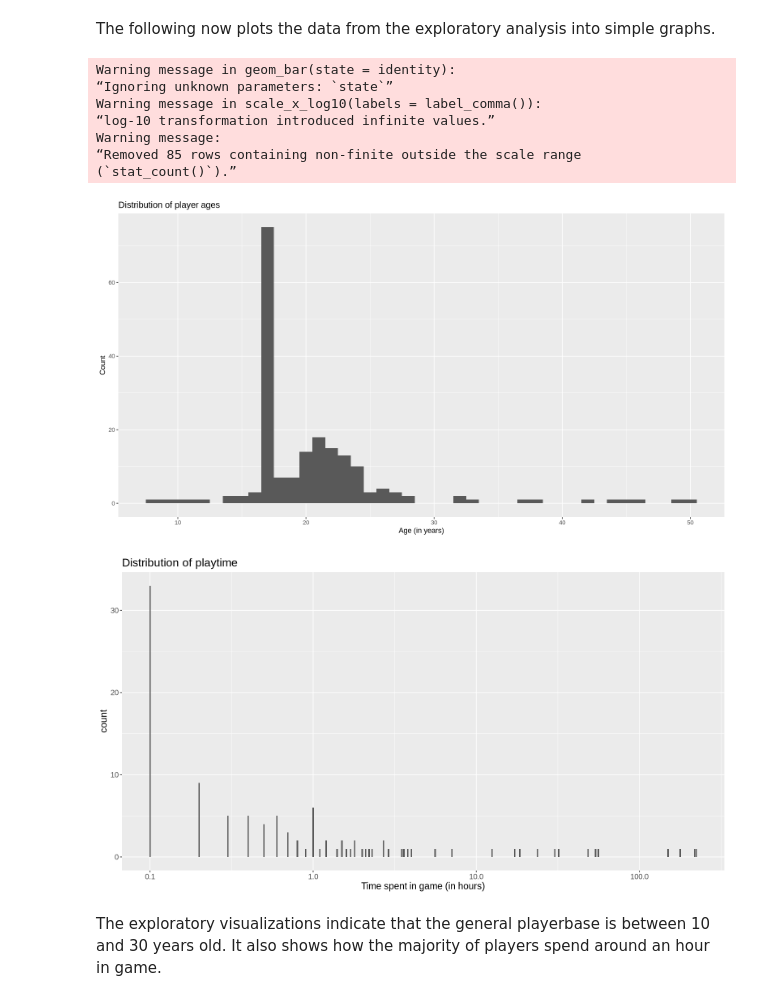
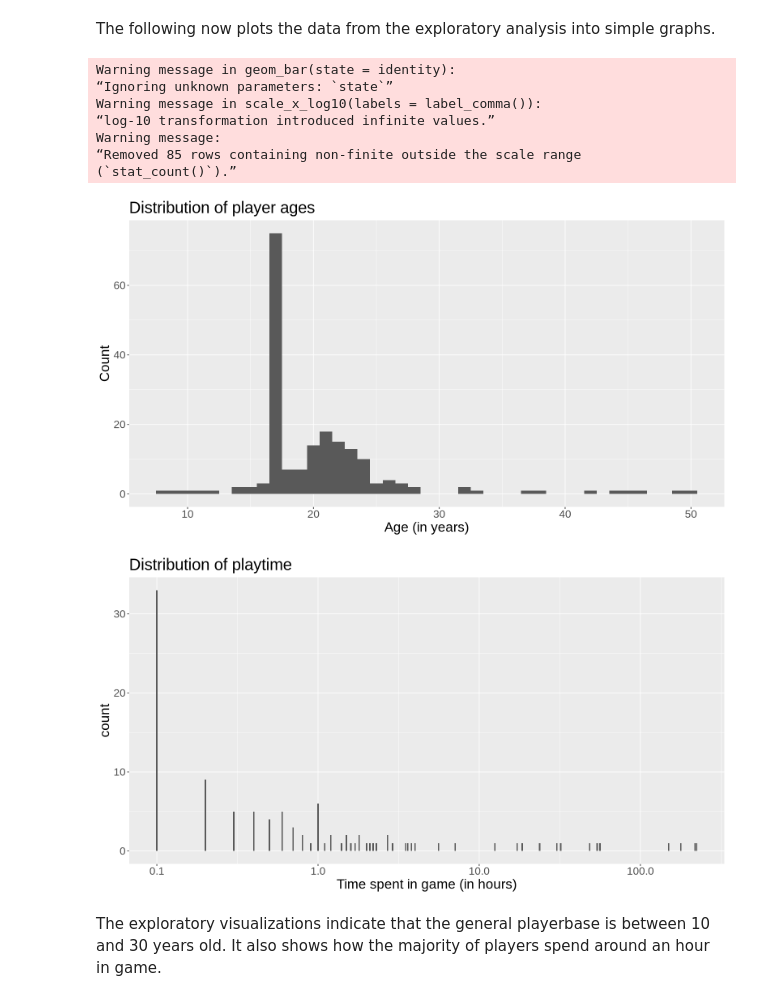
Before and after one commit to Vivian-Bi/ds_final_project, a Jupyter notebook: Final Group Project.ipynb, the cells around one changed output. Cells and saved outputs as stored; diff of their text form; code cells hidden in the pictures.

```diff
--- a/Final Group Project.ipynb
+++ b/Final Group Project.ipynb
@@ -206,27 +206,30 @@ The following now plots the data from the exploratory analysis into simple graph
 # %%
 options(repr.plot.width = 13, repr.plot.height = 7)
 
 age_plot <- player_data |>
     ggplot(aes(x = Age)) +
     geom_histogram(binwidth = 1) +
-    labs(y = "Count", x = "Age (in years)", title = "Distribution of player ages")
+    labs(y = "Count", x = "Age (in years)", title = "Distribution of player ages") +
+    theme(text = element_text(size = 20))
+
 age_plot
 
 hours_plot <- player_data |>
     ggplot(aes(x=played_hours))+
     geom_bar(state = identity) +
     labs(x = "Time spent in game (in hours)", title = "Distribution of playtime") +
     theme(text = element_text(size = 14)) +
-    scale_x_log10(labels = label_comma())
+    scale_x_log10(labels = label_comma()) +
+    theme(text = element_text(size = 20))
 hours_plot
 # %% [output]
 Warning message in geom_bar(state = identity):
 “Ignoring unknown parameters: `state`”
 Warning message in scale_x_log10(labels = label_comma()):
 “log-10 transformation introduced infinite values.”
 Warning message:
 “Removed 85 rows containing non-finite outside the scale range (`stat_count()`).”
-[figure, old version]
+[figure, new version]
-[figure, old version]
+[figure, new version]
 # %% [markdown]
 The exploratory visualizations indicate that the general playerbase is between 10 and 30 years old. It also shows how the majority of players spend around an hour in game.
```
Also changed, not shown: parts of 5 cells of this notebook.
